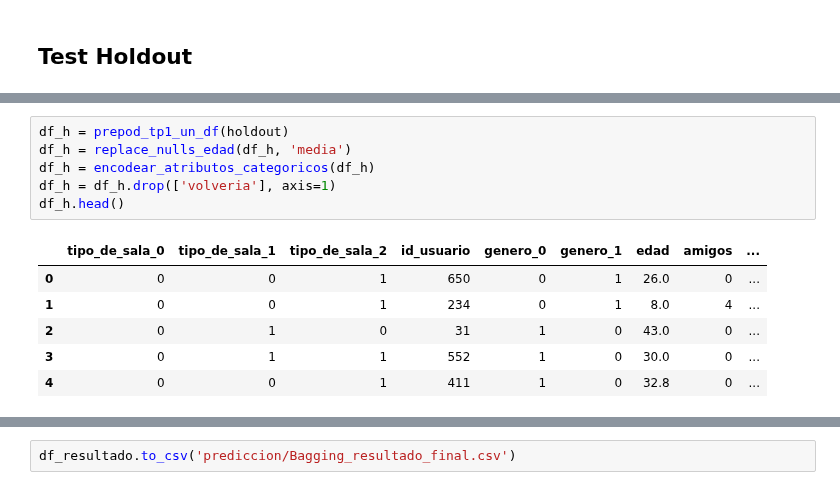
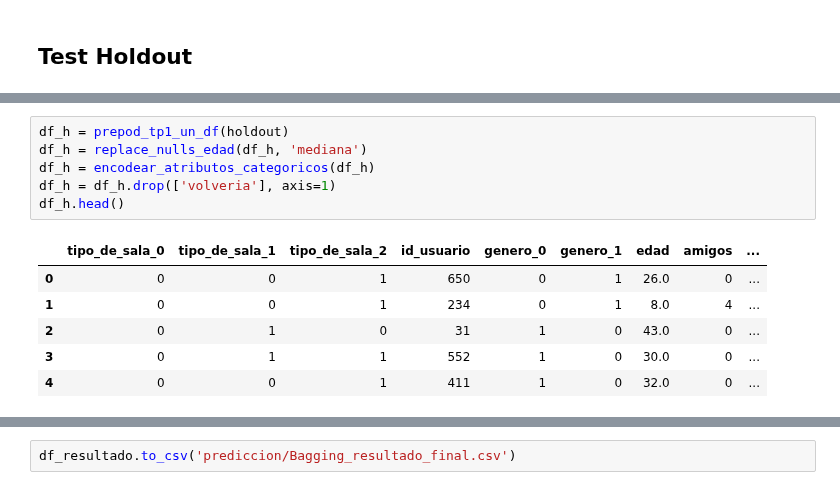
Before and after one commit to JuanOpizzi/Datos-2020-2c, a Jupyter notebook: TP2/Bagging.ipynb, the cells around one changed output, grey strips where cells are left out. Cells and saved outputs as stored; diff of their text form.

```diff
--- a/TP2/Bagging.ipynb
+++ b/TP2/Bagging.ipynb
@@ -201,17 +203,17 @@ holdout.head(5)
 | 4 | 4d | Señor Gregorio Nicolas | 411 | hombre | NaN | 0 | 0 | 56;444 | 1 | ... |
 # %%
 df_h = prepod_tp1_un_df(holdout)
-df_h = replace_nulls_edad(df_h, 'media')
+df_h = replace_nulls_edad(df_h, 'mediana')
 df_h = encodear_atributos_categoricos(df_h)
 df_h = df_h.drop(['volveria'], axis=1)
 df_h.head()
 # %% [output]
 |  | tipo_de_sala_0 | tipo_de_sala_1 | tipo_de_sala_2 | id_usuario | genero_0 | genero_1 | edad | amigos | ... |
 | 0 | 0 | 0 | 1 | 650 | 0 | 1 | 26.0 | 0 | ... |
 | 1 | 0 | 0 | 1 | 234 | 0 | 1 | 8.0 | 4 | ... |
 | 2 | 0 | 1 | 0 | 31 | 1 | 0 | 43.0 | 0 | ... |
 | 3 | 0 | 1 | 1 | 552 | 1 | 0 | 30.0 | 0 | ... |
-| 4 | 0 | 0 | 1 | 411 | 1 | 0 | 32.8 | 0 | ... |
+| 4 | 0 | 0 | 1 | 411 | 1 | 0 | 32.0 | 0 | ... |
 # %%
 y_pred = bagging.predict(df_h)
 y_pred
```
Also changed, not shown: parts of 18 cells of this notebook, 3 other files.
